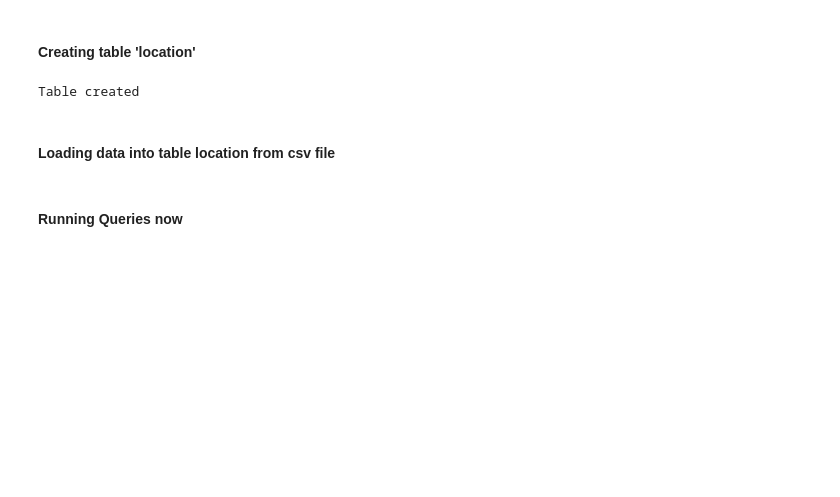
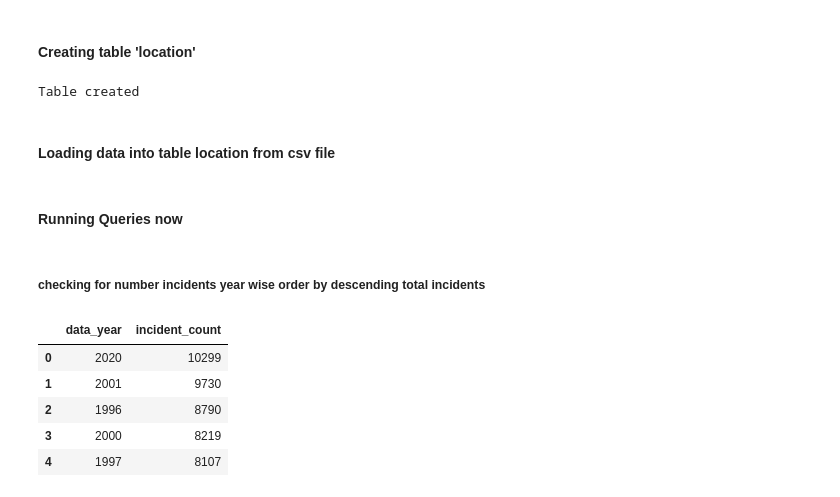
Before and after one commit to SakshiDS/etl_project, a Jupyter notebook: etl_proj_SM.ipynb, the cells around one changed output. Drawn from its saved outputs; the diff is of its cells as text; code cells hidden in the pictures; blank space fills up the shorter version.

```diff
--- a/etl_proj_SM.ipynb
+++ b/etl_proj_SM.ipynb
@@ -161,3 +161,23 @@ conn.commit()
 conn.close()
 # %% [markdown]
 #### Running Queries now
+# %% [markdown]
+##### checking for number incidents year wise order by descending total incidents
+# %%
+with psycopg2.connect(host='localhost', dbname='hate_crime', user='postgres', password=password) as conn:
+
+    query1 = """SELECT data_year, count(incident_id) AS incident_count
+                FROM incident
+                GROUP BY data_year
+                ORDER BY count(incident_id) DESC"""
+
+    hc_per_year = pd.read_sql_query(query1,conn)
+
+hc_per_year.head()
+# %% [output]
+|  | data_year | incident_count |
+| 0 | 2020 | 10299 |
+| 1 | 2001 | 9730 |
+| 2 | 1996 | 8790 |
+| 3 | 2000 | 8219 |
+| 4 | 1997 | 8107 |
```
Also changed, not shown: parts of 5 cells of this notebook.
